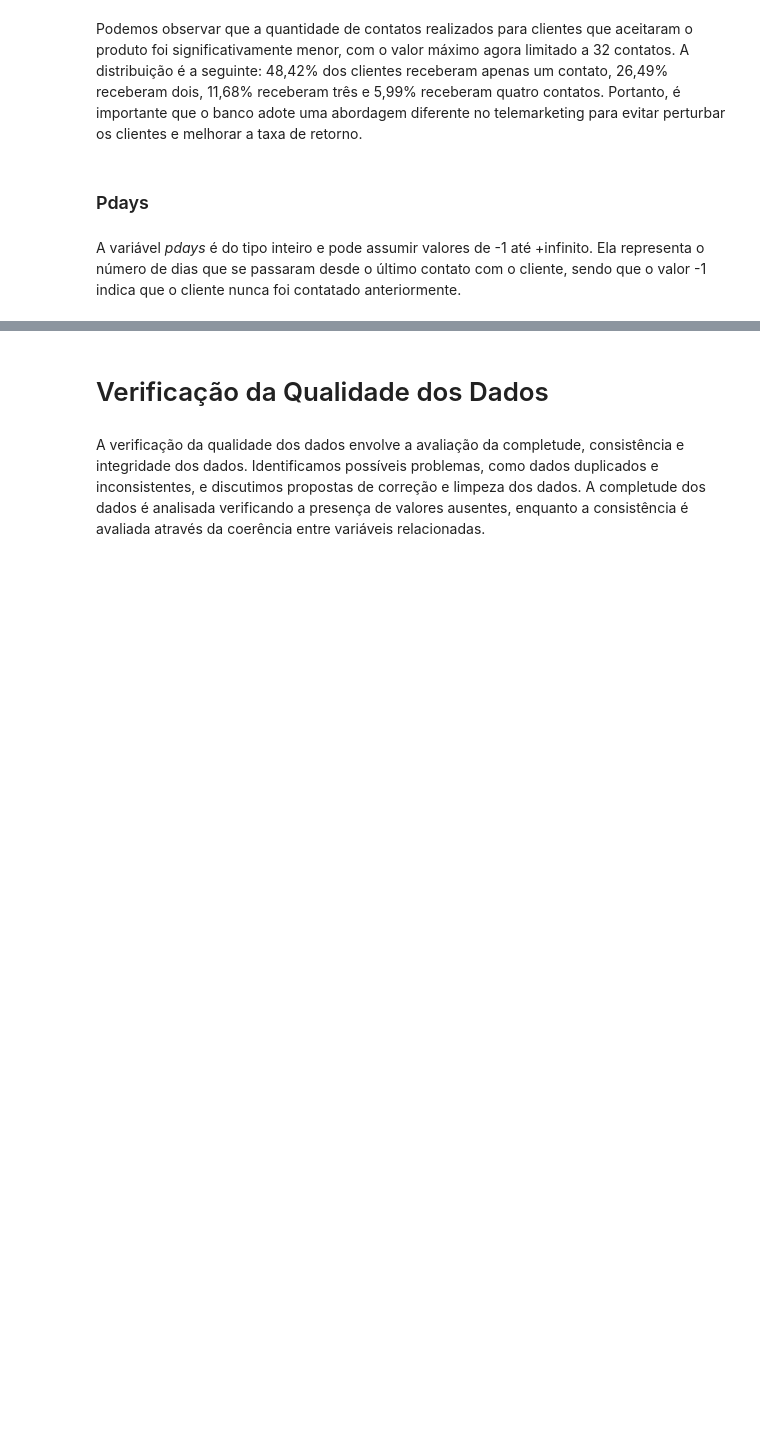
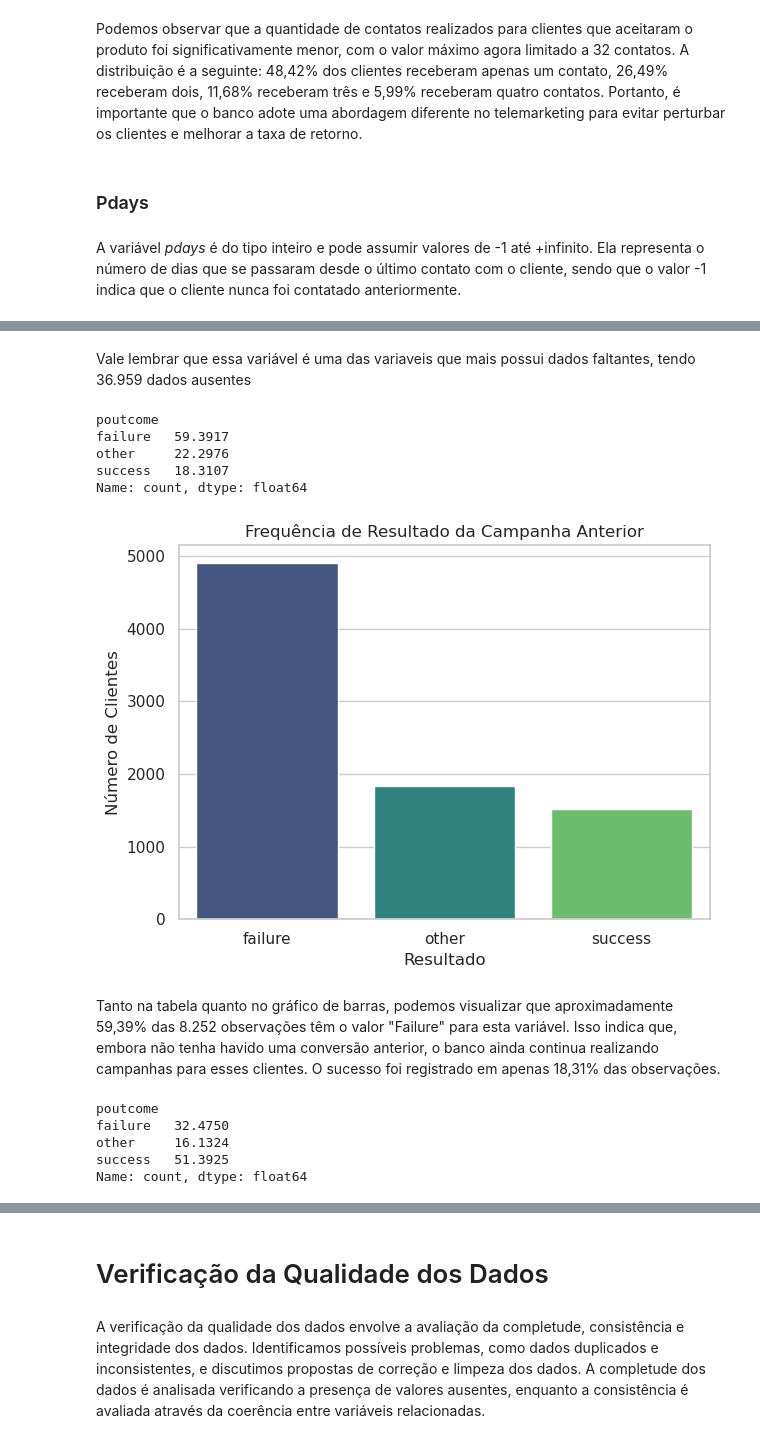
Before and after one commit to gabrieldadcarvalho/machine_learning, a Jupyter notebook: pjt_final/data_understanding.ipynb, the cells around one changed output, grey strips where cells are left out. Saved outputs shown, nothing was run; the diff lists cells and outputs as text; code cells hidden in the pictures; blank space fills up the shorter version.

```diff
--- a/pjt_final/data_understanding.ipynb
+++ b/pjt_final/data_understanding.ipynb
@@ -1236,0 +1311,35 @@ NameError: name 'X' is not defined
+# %% [markdown]
+Vale lembrar que essa variável é uma das variaveis que mais possui dados faltantes, tendo 36.959 dados ausentes
+# %%
+# Criando uma tabela de frequência dos clientes que fizeram o depósito a prazo
+poutcome_counts = X['poutcome'].value_counts().sort_index()
+poutcome_percentages= (poutcome_counts * 100) / sum(poutcome_counts)
+print(poutcome_percentages)
+# %% [output]
+poutcome
+failure   59.3917
+other     22.2976
+success   18.3107
+Name: count, dtype: float64
+# %%
+# Criando um gráfico de frêquencia dos clientes que aceitaram o produto
+sns.barplot(x=poutcome_counts.index, y=poutcome_counts.values, palette='viridis')
+plt.title('Frequência de Resultado da Campanha Anterior')
+plt.xlabel('Resultado')
+plt.ylabel('Número de Clientes')
+plt.tight_layout()
+# %% [output]
+[figure, added]
+# %% [markdown]
+Tanto na tabela quanto no gráfico de barras, podemos visualizar que aproximadamente 59,39% das 8.252 observações têm o valor "Failure" para esta variável. Isso indica que, embora não tenha havido uma conversão anterior, o banco ainda continua realizando campanhas para esses clientes. O sucesso foi registrado em apenas 18,31% das observações.
+# %%
+# Criando uma tabela de frequência dos clientes que fizeram o depósito a prazo
+poutcome_y_counts = X[y.values == 'yes']['poutcome'].value_counts().sort_index()
+poutcome_y_percentages= (poutcome_y_counts * 100) / sum(poutcome_y_counts)
+print(poutcome_y_percentages)
+# %% [output]
+poutcome
+failure   32.4750
+other     16.1324
+success   51.3925
+Name: count, dtype: float64
```
Also changed, not shown: parts of 47 cells of this notebook.
